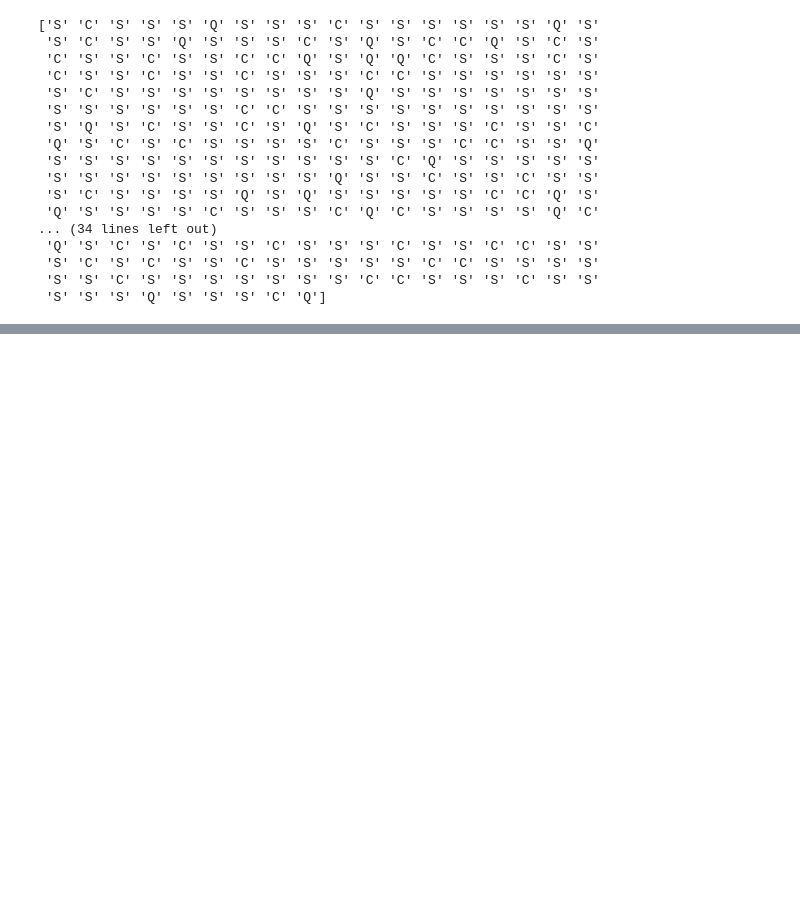
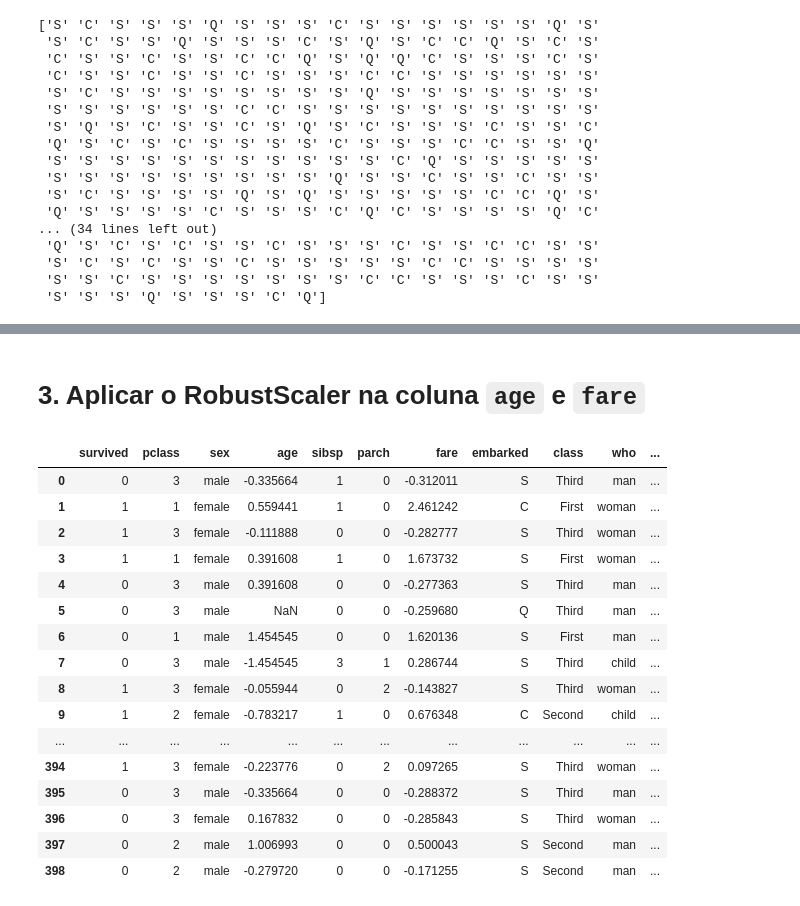
Before and after one commit to DaviFerreira0106/notebooks-inteligenciaArtificial, a Jupyter notebook: Atividade_Pandas_titanic.ipynb, the cells around one changed output, grey strips where cells are left out. Cells and saved outputs as stored; diff of their text form; code cells hidden in the pictures; blank space fills up the shorter version.

```diff
--- a/Atividade_Pandas_titanic.ipynb
+++ b/Atividade_Pandas_titanic.ipynb
@@ -57,0 +62,31 @@ print(imputer.fit_transform(X=df[['embarked']]).ravel())
+# %% [markdown]
+# 3. Aplicar o RobustScaler na coluna **`age`** e **`fare`**
+# %%
+from sklearn.preprocessing import RobustScaler
+
+#Criando variável scaler
+scaler = RobustScaler()
+#Aplicando o scaler na coluna age
+df1 = sns.load_dataset('titanic')
+df1[['age', 'fare']] = scaler.fit_transform(X=df[['age', 'fare']])
+pd.set_option('display.max_columns', 500)
+pd.set_option('display.max_rows', 1000)
+df1
+# %% [output]
+|  | survived | pclass | sex | age | sibsp | parch | fare | embarked | class | who | ... |
+| 0 | 0 | 3 | male | -0.335664 | 1 | 0 | -0.312011 | S | Third | man | ... |
+| 1 | 1 | 1 | female | 0.559441 | 1 | 0 | 2.461242 | C | First | woman | ... |
+| 2 | 1 | 3 | female | -0.111888 | 0 | 0 | -0.282777 | S | Third | woman | ... |
+| 3 | 1 | 1 | female | 0.391608 | 1 | 0 | 1.673732 | S | First | woman | ... |
+| 4 | 0 | 3 | male | 0.391608 | 0 | 0 | -0.277363 | S | Third | man | ... |
+| 5 | 0 | 3 | male | NaN | 0 | 0 | -0.259680 | Q | Third | man | ... |
+| 6 | 0 | 1 | male | 1.454545 | 0 | 0 | 1.620136 | S | First | man | ... |
+| 7 | 0 | 3 | male | -1.454545 | 3 | 1 | 0.286744 | S | Third | child | ... |
+| 8 | 1 | 3 | female | -0.055944 | 0 | 2 | -0.143827 | S | Third | woman | ... |
+| 9 | 1 | 2 | female | -0.783217 | 1 | 0 | 0.676348 | C | Second | child | ... |
+| ... | ... | ... | ... | ... | ... | ... | ... | ... | ... | ... | ... |
+| 394 | 1 | 3 | female | -0.223776 | 0 | 2 | 0.097265 | S | Third | woman | ... |
+| 395 | 0 | 3 | male | -0.335664 | 0 | 0 | -0.288372 | S | Third | man | ... |
+| 396 | 0 | 3 | female | 0.167832 | 0 | 0 | -0.285843 | S | Third | woman | ... |
+| 397 | 0 | 2 | male | 1.006993 | 0 | 0 | 0.500043 | S | Second | man | ... |
+| 398 | 0 | 2 | male | -0.279720 | 0 | 0 | -0.171255 | S | Second | man | ... |
```
Also changed, not shown: parts of 8 cells of this notebook.
